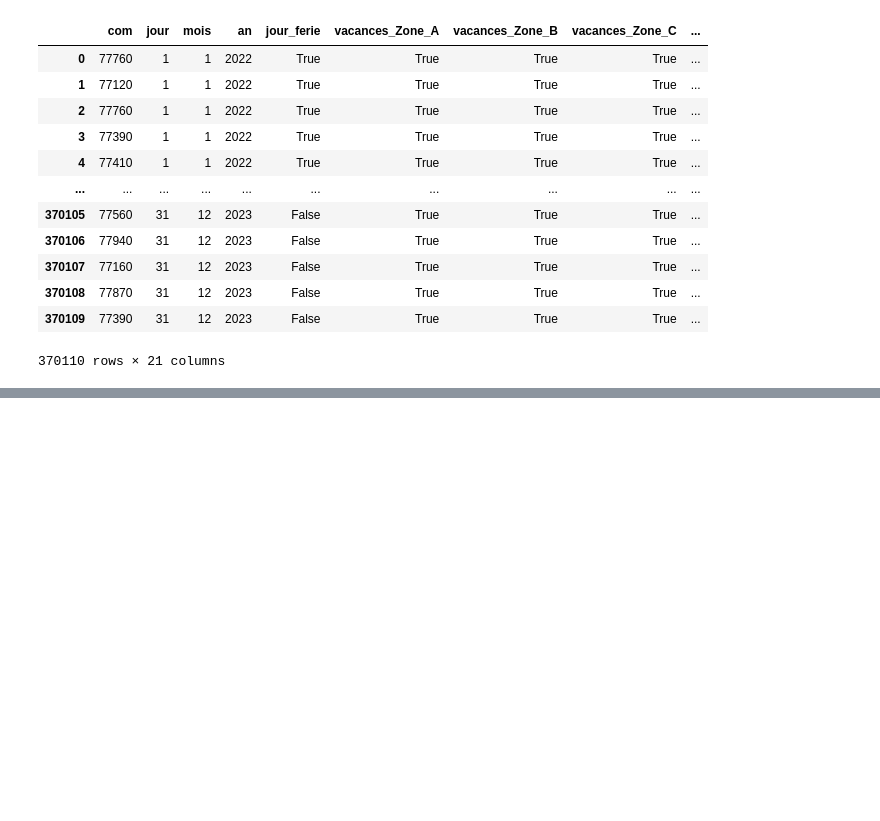
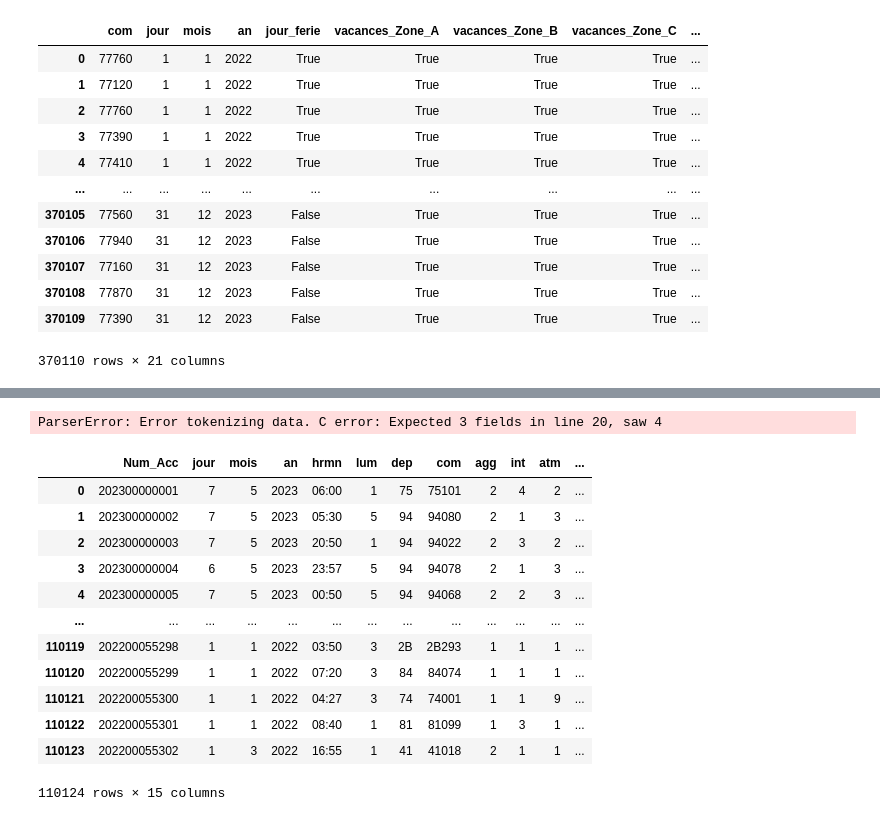
Before and after one commit to littlerobinson/ml-rescue-predict, a Jupyter notebook: notebooks/maurice.ipynb, the cells around one changed output, grey strips where cells are left out. Cells and saved outputs as stored; diff of their text form; code cells hidden in the pictures; blank space fills up the shorter version.

```diff
--- a/notebooks/maurice.ipynb
+++ b/notebooks/maurice.ipynb
@@ -278,0 +293,27 @@ df_final_77
+# %%
+df_c = pd.read_csv('/Users/maurice/Documents/jedha/jedha/lead/00_projet_lead/datasets_projet/concatene_2022_2023.csv')
+df_c = df[df["dep"] == 77]
+df_c
+# %% [output]
+ParserError: Error tokenizing data. C error: Expected 3 fields in line 20, saw 4
+# %%
+import pandas as pd
+
+# Charger le dataset
+df1 = pd.read_csv("/Users/maurice/Documents/jedha/jedha/lead/00_projet_lead/datasets_projet/concatene_2022_2023.csv", sep=";")  # Ajuste le séparateur si nécessaire
+# %%
+df1
+# %% [output]
+|  | Num_Acc | jour | mois | an | hrmn | lum | dep | com | agg | int | atm | ... |
+| 0 | 202300000001 | 7 | 5 | 2023 | 06:00 | 1 | 75 | 75101 | 2 | 4 | 2 | ... |
+| 1 | 202300000002 | 7 | 5 | 2023 | 05:30 | 5 | 94 | 94080 | 2 | 1 | 3 | ... |
+| 2 | 202300000003 | 7 | 5 | 2023 | 20:50 | 1 | 94 | 94022 | 2 | 3 | 2 | ... |
+| 3 | 202300000004 | 6 | 5 | 2023 | 23:57 | 5 | 94 | 94078 | 2 | 1 | 3 | ... |
+| 4 | 202300000005 | 7 | 5 | 2023 | 00:50 | 5 | 94 | 94068 | 2 | 2 | 3 | ... |
+| ... | ... | ... | ... | ... | ... | ... | ... | ... | ... | ... | ... | ... |
+| 110119 | 202200055298 | 1 | 1 | 2022 | 03:50 | 3 | 2B | 2B293 | 1 | 1 | 1 | ... |
+| 110120 | 202200055299 | 1 | 1 | 2022 | 07:20 | 3 | 84 | 84074 | 1 | 1 | 1 | ... |
+| 110121 | 202200055300 | 1 | 1 | 2022 | 04:27 | 3 | 74 | 74001 | 1 | 1 | 9 | ... |
+| 110122 | 202200055301 | 1 | 1 | 2022 | 08:40 | 1 | 81 | 81099 | 1 | 3 | 1 | ... |
+| 110123 | 202200055302 | 1 | 3 | 2022 | 16:55 | 1 | 41 | 41018 | 2 | 1 | 1 | ... |
+110124 rows × 15 columns
```
Also changed, not shown: parts of 9 cells of this notebook, 5 other files.
